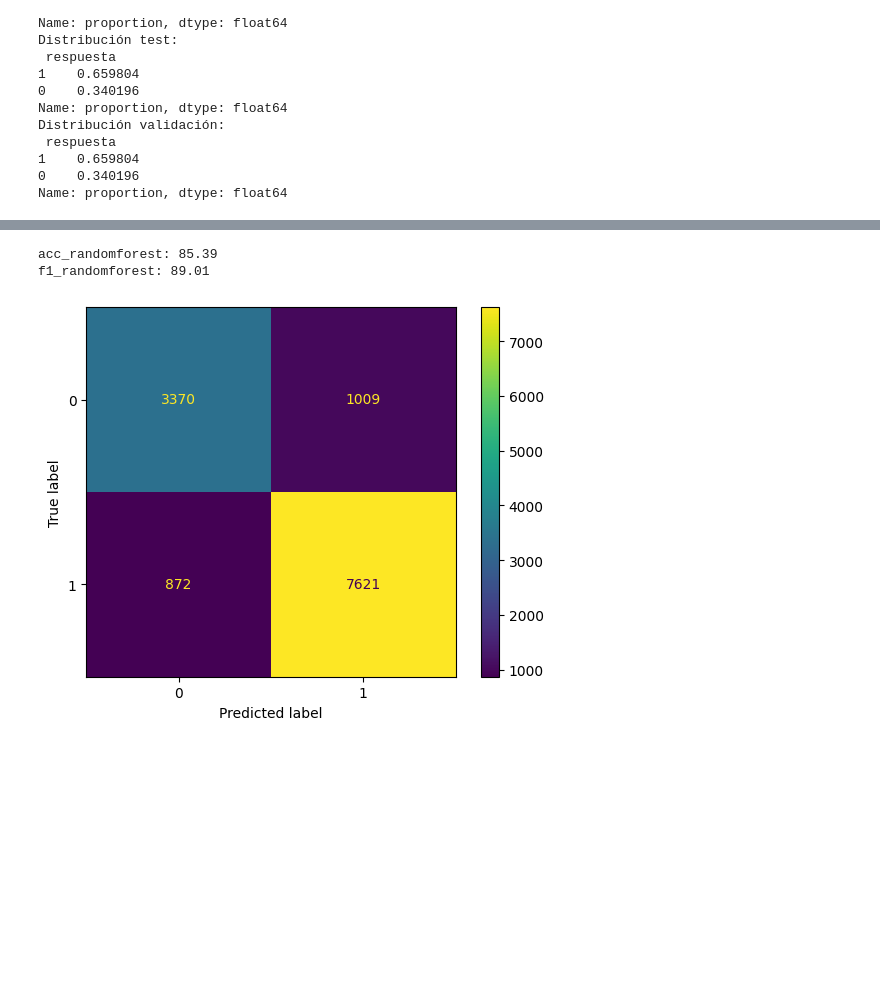
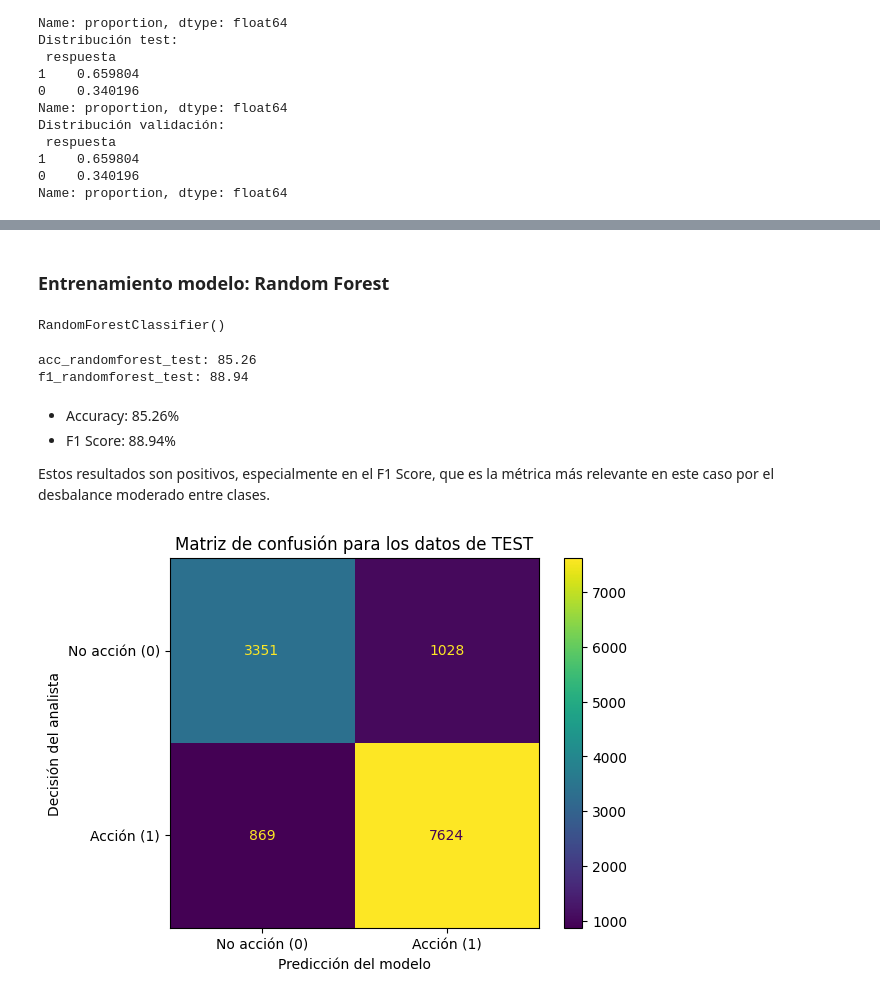
Before and after one commit to andreess891/Proyecto1_UdeM, a Jupyter notebook: Proyecto.ipynb, the cells around one changed output, grey strips where cells are left out. Cells and saved outputs as stored; diff of their text form; code cells hidden in the pictures; blank space fills up the shorter version.

```diff
--- a/Proyecto.ipynb
+++ b/Proyecto.ipynb
@@ -659,29 +666,49 @@ target_test = df_test["respuesta"]
+# %% [markdown]
+### Entrenamiento modelo: **Random Forest**
+# %%
+# 1. Inicializamos el modelo Random Forest
+randomforest = RandomForestClassifier()
+
+# 2. Entrenamos el modelo con los datos de entrenamiento
+randomforest.fit(predictors_train, target_train)
+# %% [output]
+RandomForestClassifier()
 # %%
-# 1. Inicializamos el modelo Random Forest
-randomforest = RandomForestClassifier()
 
-# 2. Entrenamos el modelo con los datos de entrenamiento
-randomforest.fit(predictors_train, target_train)
-# 3. Realizamos predicciones con los datos de validación
-y_pred = randomforest.predict(predictors_test)
+# Realizamos predicciones con los datos de test
+y_pred_test = randomforest.predict(predictors_test)
 
-# 4. Calculamos la precisión (accuracy) del modelo
-acc_randomforest = round(accuracy_score(y_pred, target_test) * 100, 2)
+# Calculamos la precisión (accuracy) del modelo
+acc_randomforest_test = round(accuracy_score(y_pred_test, target_test) * 100, 2)
 
-# 5. Calculamos el F1 Score del modelo
-f1_randomforest = round(f1_score(y_pred, target_test) * 100, 2)
+# Calculamos el F1 Score del modelo
+f1_randomforest_test = round(f1_score(y_pred_test, target_test) * 100, 2)
 
-# 6. Mostramos las métricas de desempeño del modelo
-print(f'acc_randomforest: {acc_randomforest}')
-print(f'f1_randomforest: {f1_randomforest}')
+# Mostramos las métricas de desempeño del modelo
+print(f'acc_randomforest_test: {acc_randomforest_test}')
+print(f'f1_randomforest_test: {f1_randomforest_test}')
 # %% [output]
-acc_randomforest: 85.39
-f1_randomforest: 89.01
+acc_randomforest_test: 85.26
+f1_randomforest_test: 88.94
+# %% [markdown]
+- Accuracy: 85.26%
+- F1 Score: 88.94%
+
+Estos resultados son positivos, especialmente en el F1 Score, que es la métrica más relevante en este caso por el desbalance moderado entre clases.
 # %%
-matriz = confusion_matrix(target_test, y_pred)
+matriz = confusion_matrix(target_test, y_pred_test)
 
 # Mostrarla visualmente
-disp = ConfusionMatrixDisplay(confusion_matrix=matriz)
-disp.plot();
+disp = ConfusionMatrixDisplay(confusion_matrix=matriz, display_labels=["No acción (0)", "Acción (1)"])
+
+fig, ax = plt.subplots()
+disp.plot(ax=ax)
+
+# Cambiar etiquetas de ejes y título
+ax.set_xlabel("Predicción del modelo")
+ax.set_ylabel("Decisión del analista")
+ax.set_title("Matriz de confusión para los datos de TEST")
+plt.grid(False)
+plt.show();
 # %% [output]
-[figure, old version]
+[figure, new version]
```
Also changed, not shown: parts of 49 cells of this notebook, 4 other files.
